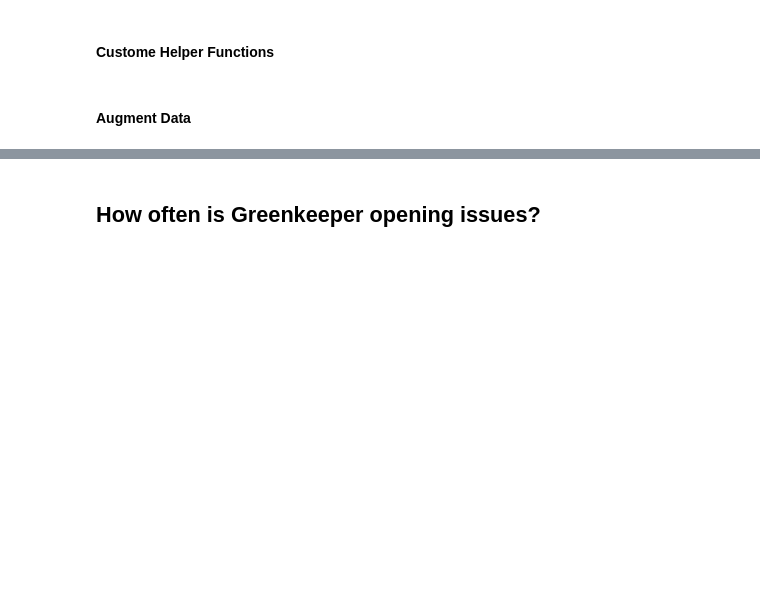
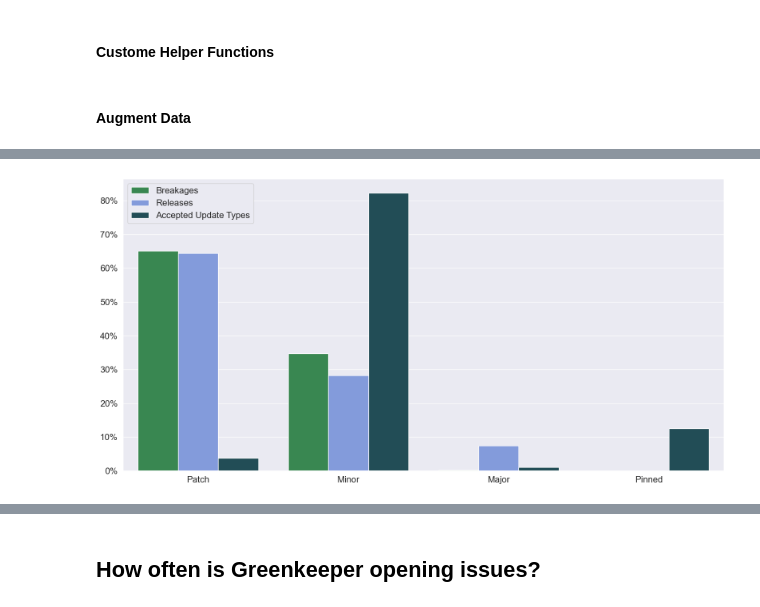
Before and after one commit to brombaut/GKIR_Analysis, a Jupyter notebook: gk_data_explore.ipynb, the cells around one changed output, grey strips where cells are left out. Saved outputs shown, nothing was run; the diff lists cells and outputs as text; code cells hidden in the pictures; blank space fills up the shorter version.

```diff
--- a/gk_data_explore.ipynb
+++ b/gk_data_explore.ipynb
@@ -180,0 +527,50 @@ plt.show()
+# %%
+all_ratios_to_add_rq1 = pd.DataFrame({
+    'value_type': 'Accepted Update Types',
+    'update_type': all_ratios['accpected_update_type'],
+    'value': all_ratios['ratio'],
+})
+rq1_for_plot_aug = rq1_for_plot.append(all_ratios_to_add_rq1, ignore_index=True)
+# %%
+sns.set()
+fig, ax = plt.subplots(figsize=(16, 8))
+
+hue_order = [
+    'Breakages',
+    'Releases',
+#     'Breakages/Releases',
+    'Accepted Update Types'
+]
+
+params = dict(
+    data=rq1_for_plot_aug[rq1_for_plot_aug['value_type'] != 'Breakages/Releases'],
+    x="update_type",
+    y='value',
+    hue='value_type',
+    order=['Patch', 'Minor', 'Major', 'Pinned'],
+    hue_order=hue_order,
+)
+ax = sns.barplot(
+    **params,
+    palette=FOUR_COLOUR_PALETTE,
+)
+
+ax.set_title(f'', fontsize=20)
+ax.set_ylabel('', fontsize=20)
+ax.set_xlabel('', fontsize=20)
+
+y_labels = [f"{int(y*100)}%" for y in ax.get_yticks()]
+ax.set_yticklabels(y_labels, fontsize=16)
+ax.set_xticklabels(ax.get_xticklabels(), fontsize=16)
+
+# Make legend bigger
+ax.legend(
+    title="",
+    fancybox=True,
+    fontsize=16,
+)
+fig.tight_layout()
+plt.show()
+save_plot(fig, 'rq1.png')
+# %% [output]
+[figure, added]
```
Also changed, not shown: parts of 104 cells of this notebook, 31 other files.
